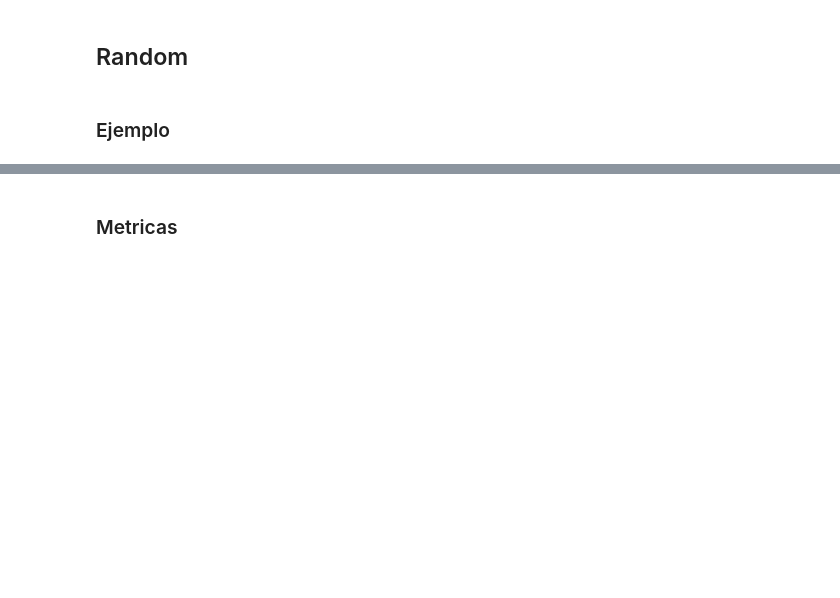
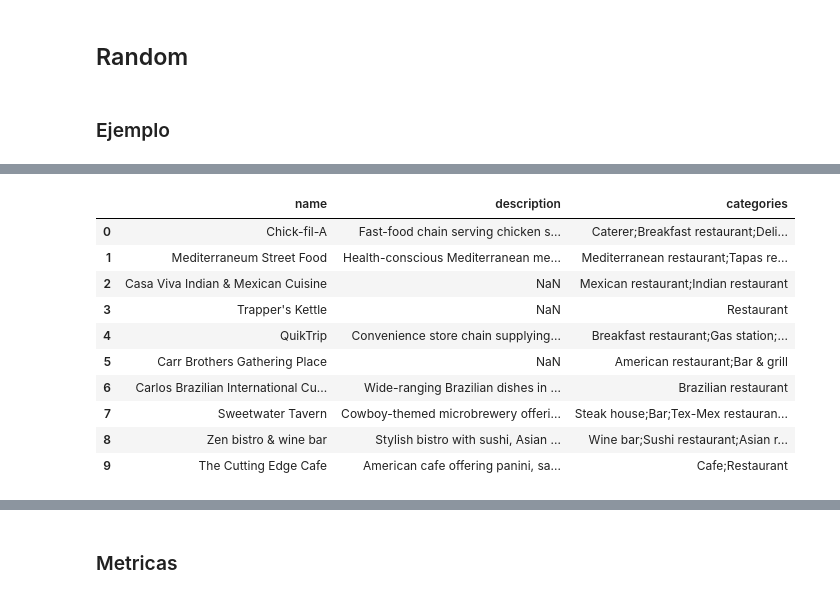
Before and after one commit to pedrozavalat/iic3633-proyecto, a Jupyter notebook: iic3633_v1_models_baselines.ipynb, the cells around one changed output, grey strips where cells are left out. Saved outputs shown, nothing was run; the diff lists cells and outputs as text; code cells hidden in the pictures; blank space fills up the shorter version.

```diff
--- a/iic3633_v1_models_baselines.ipynb
+++ b/iic3633_v1_models_baselines.ipynb
@@ -397,0 +397,14 @@ show_recommendations(user_2, random_recommendations[user_2])
+# %%
+show_recommendations(random_user, random_reclist10[random_user])
+# %% [output]
+|  | name | description | categories |
+| 0 | Chick-fil-A | Fast-food chain serving chicken s... | Caterer;Breakfast restaurant;Deli... |
+| 1 | Mediterraneum Street Food | Health-conscious Mediterranean me... | Mediterranean restaurant;Tapas re... |
+| 2 | Casa Viva Indian & Mexican Cuisine | NaN | Mexican restaurant;Indian restaurant |
+| 3 | Trapper's Kettle | NaN | Restaurant |
+| 4 | QuikTrip | Convenience store chain supplying... | Breakfast restaurant;Gas station;... |
+| 5 | Carr Brothers Gathering Place | NaN | American restaurant;Bar & grill |
+| 6 | Carlos Brazilian International Cu... | Wide-ranging Brazilian dishes in ... | Brazilian restaurant |
+| 7 | Sweetwater Tavern | Cowboy-themed microbrewery offeri... | Steak house;Bar;Tex-Mex restauran... |
+| 8 | Zen bistro & wine bar | Stylish bistro with sushi, Asian ... | Wine bar;Sushi restaurant;Asian r... |
+| 9 | The Cutting Edge Cafe | American cafe offering panini, sa... | Cafe;Restaurant |
```
Also changed, not shown: parts of 15 cells of this notebook.
